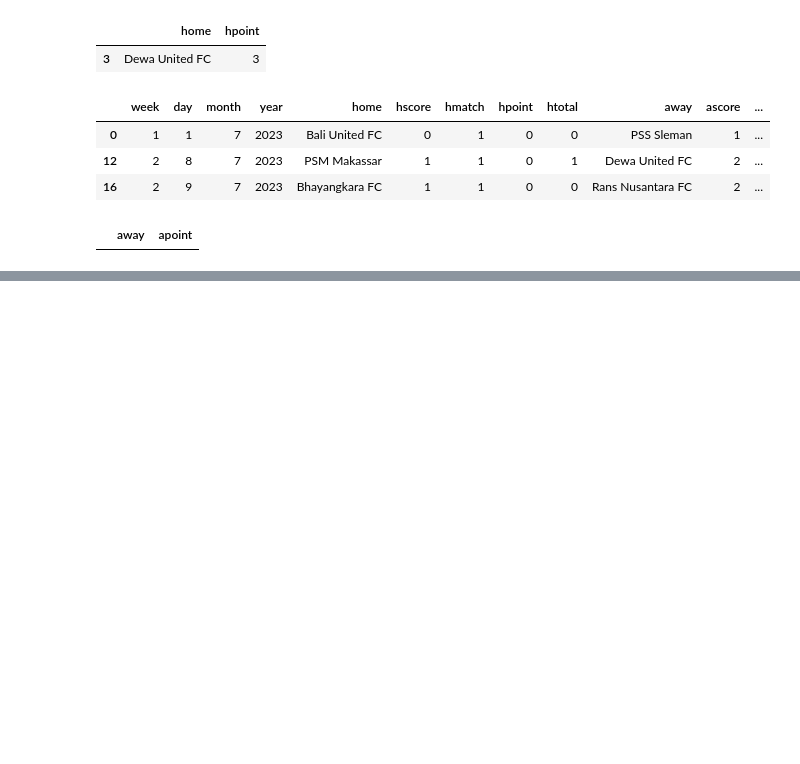
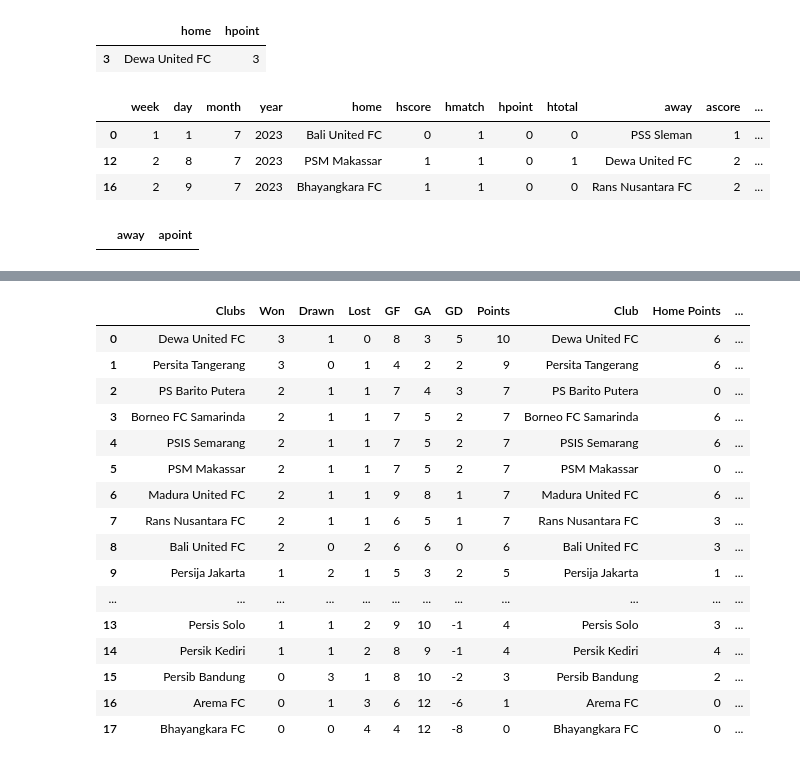
Before and after one commit to lpttprnc/liga-1, a Jupyter notebook: cek123dicoba.ipynb, the cells around one changed output, grey strips where cells are left out. Drawn from its saved outputs; the diff is of its cells as text; code cells hidden in the pictures; blank space fills up the shorter version.

```diff
--- a/cek123dicoba.ipynb
+++ b/cek123dicoba.ipynb
@@ -550,0 +591,23 @@ df.loc[(df['away']==tables['Clubs'][1]) & (df['home'].isin(tables['Clubs'].iloc[
+# %%
+# Merge "sh," "tables," and "hbdf" dataframes on the "Clubs" column and sort based on "sh" order
+hbdf = tables.merge(pea, left_on="Clubs", right_on="Club")#.sort_values(by="pr", ascending=False)
+# Print the sorted merged dataframe
+hbdf
+# %% [output]
+|  | Clubs | Won | Drawn | Lost | GF | GA | GD | Points | Club | Home Points | ... |
+| 0 | Dewa United FC | 3 | 1 | 0 | 8 | 3 | 5 | 10 | Dewa United FC | 6 | ... |
+| 1 | Persita Tangerang | 3 | 0 | 1 | 4 | 2 | 2 | 9 | Persita Tangerang | 6 | ... |
+| 2 | PS Barito Putera | 2 | 1 | 1 | 7 | 4 | 3 | 7 | PS Barito Putera | 0 | ... |
+| 3 | Borneo FC Samarinda | 2 | 1 | 1 | 7 | 5 | 2 | 7 | Borneo FC Samarinda | 6 | ... |
+| 4 | PSIS Semarang | 2 | 1 | 1 | 7 | 5 | 2 | 7 | PSIS Semarang | 6 | ... |
+| 5 | PSM Makassar | 2 | 1 | 1 | 7 | 5 | 2 | 7 | PSM Makassar | 0 | ... |
+| 6 | Madura United FC | 2 | 1 | 1 | 9 | 8 | 1 | 7 | Madura United FC | 6 | ... |
+| 7 | Rans Nusantara FC | 2 | 1 | 1 | 6 | 5 | 1 | 7 | Rans Nusantara FC | 3 | ... |
+| 8 | Bali United FC | 2 | 0 | 2 | 6 | 6 | 0 | 6 | Bali United FC | 3 | ... |
+| 9 | Persija Jakarta | 1 | 2 | 1 | 5 | 3 | 2 | 5 | Persija Jakarta | 1 | ... |
+| ... | ... | ... | ... | ... | ... | ... | ... | ... | ... | ... | ... |
+| 13 | Persis Solo | 1 | 1 | 2 | 9 | 10 | -1 | 4 | Persis Solo | 3 | ... |
+| 14 | Persik Kediri | 1 | 1 | 2 | 8 | 9 | -1 | 4 | Persik Kediri | 4 | ... |
+| 15 | Persib Bandung | 0 | 3 | 1 | 8 | 10 | -2 | 3 | Persib Bandung | 2 | ... |
+| 16 | Arema FC | 0 | 1 | 3 | 6 | 12 | -6 | 1 | Arema FC | 0 | ... |
+| 17 | Bhayangkara FC | 0 | 0 | 4 | 4 | 12 | -8 | 0 | Bhayangkara FC | 0 | ... |
```
Also changed, not shown: parts of 14 cells of this notebook.
